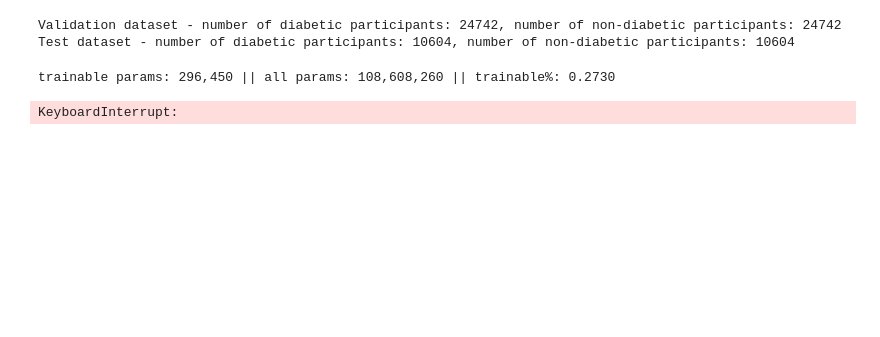
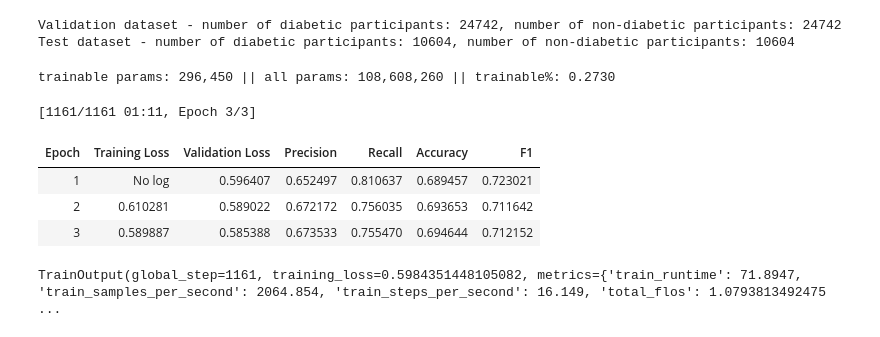
Before and after one commit to brianchang12/High-Risk-Project, a Jupyter notebook: high_risk_project.ipynb, the cells around one changed output. Saved outputs shown, nothing was run; the diff lists cells and outputs as text; code cells hidden in the pictures; blank space fills up the shorter version.

```diff
--- a/high_risk_project.ipynb
+++ b/high_risk_project.ipynb
@@ -225,31 +225,39 @@ model.print_trainable_parameters()
 trainable params: 296,450 || all params: 108,608,260 || trainable%: 0.2730
 # %%
 # Referenced/Used AI generated code and info from OpenAI GPT-4.1 through Github Copilot (Help with using and configuring args for TrainingArguments and Trainer, Help with general inquiries for hyperparameters)
-training_args = TrainingArguments(
-    output_dir="./train_args",
-    learning_rate=8e-4,
-    per_device_train_batch_size=128,
-    per_device_eval_batch_size=128,
-    num_train_epochs=3,
-    weight_decay=5e-3,
-    eval_strategy="epoch",
-    save_strategy="epoch",
-    load_best_model_at_end=True,
-)
+def get_trainer(model):
+  training_args = TrainingArguments(
+      output_dir="./train_args",
+      learning_rate=8e-4,
+      per_device_train_batch_size=128,
+      per_device_eval_batch_size=128,
+      num_train_epochs=3,
+      weight_decay=5e-3,
+      eval_strategy="epoch",
+      save_strategy="epoch",
+      load_best_model_at_end=True,
+  )
 
-trainer = Trainer(
-    model=model,
-    args=training_args,
-    train_dataset=DiabetesDataset(train_encodings, y_train.values),
-    eval_dataset=DiabetesDataset(test_encodings, y_test.values),
-    compute_metrics=compute_classification_metrics
-)
+  trainer = Trainer(
+      model=model,
+      args=training_args,
+      train_dataset=DiabetesDataset(train_encodings, y_train.values),
+      eval_dataset=DiabetesDataset(test_encodings, y_test.values),
+      compute_metrics=compute_classification_metrics
+  )
+  return trainer
 # End of: Referenced/Used AI generated code and info from OpenAI GPT-4.1 through Github Copilot (Help with using and configuring args for TrainingArguments and Trainer, Help with general inquiries for hyperparameters)
 # %%
 # Referenced/Used AI generated code and info from OpenAI GPT-4.1 through Github Copilot (Help with train and trainer)
-trainer.train()
+biobert_trainer = get_trainer(biobert_model)
+biobert_trainer.train()
 # End of: Referenced/Used AI generated code and info from OpenAI GPT-4.1 through Github Copilot (Help with train and trainer)
 # %% [output]
-KeyboardInterrupt:
+[1161/1161 01:11, Epoch 3/3]
+| Epoch | Training Loss | Validation Loss | Precision | Recall | Accuracy | F1 |
+| 1 | No log | 0.596407 | 0.652497 | 0.810637 | 0.689457 | 0.723021 |
+| 2 | 0.610281 | 0.589022 | 0.672172 | 0.756035 | 0.693653 | 0.711642 |
+| 3 | 0.589887 | 0.585388 | 0.673533 | 0.755470 | 0.694644 | 0.712152 |
+TrainOutput(global_step=1161, training_loss=0.5984351448105082, metrics={'train_runtime': 71.8947, 'train_samples_per_second': 2064.854, 'train_steps_per_second': 16.149, 'total_flos': 1.0793813492475 ...
 # %%
 # Referenced/Used AI generated code and info from OpenAI GPT-4.1 through Github Copilot (Help with saving model and tokenizer)
```
Also changed, not shown: parts of 8 cells of this notebook.
